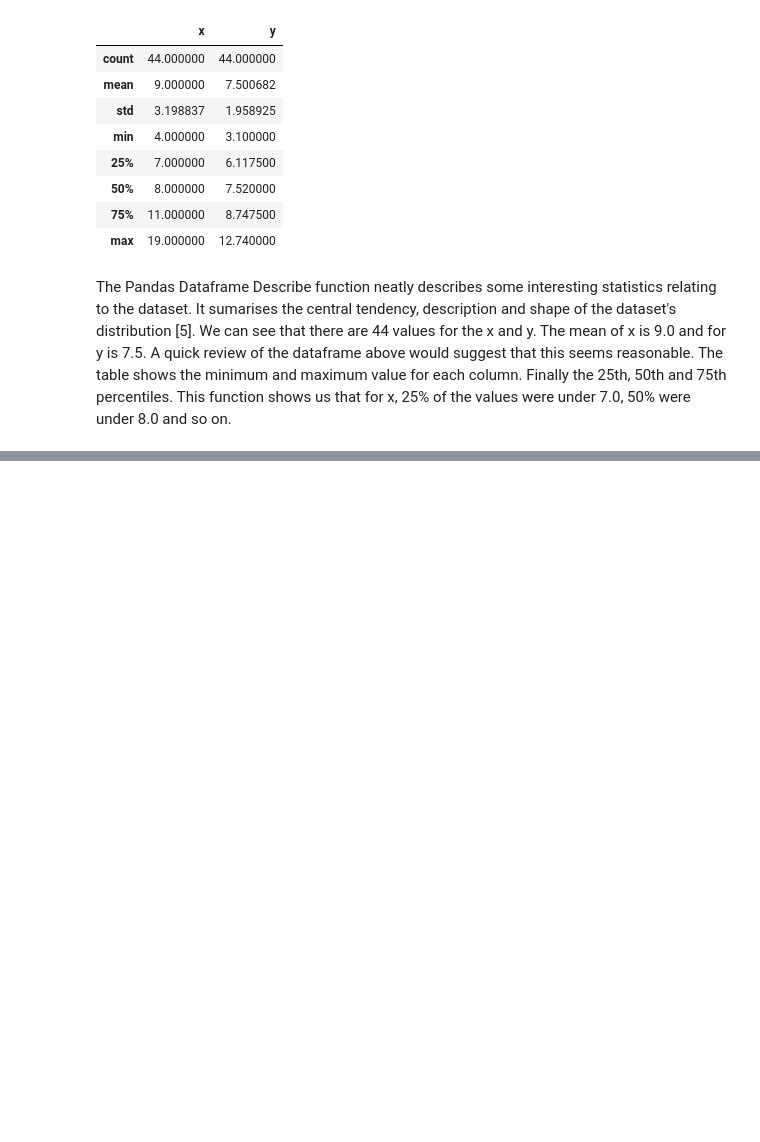
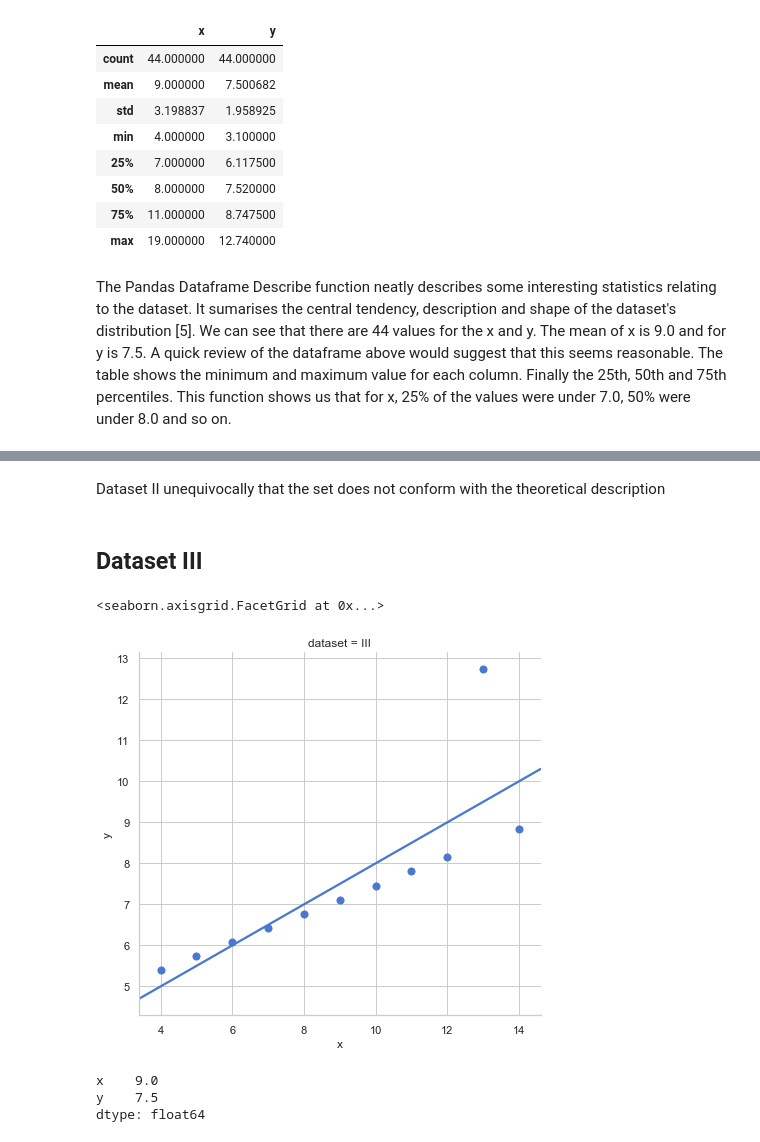
Before and after one commit to Gerrydh/Fundamentals-of-DA-Assignments, a Jupyter notebook: Anscombe's Quartet Dataset- Assignment.ipynb, the cells around one changed output, grey strips where cells are left out. Saved outputs shown, nothing was run; the diff lists cells and outputs as text; code cells hidden in the pictures; blank space fills up the shorter version.

```diff
--- a/Anscombe's Quartet Dataset- Assignment.ipynb
+++ b/Anscombe's Quartet Dataset- Assignment.ipynb
@@ -91,0 +134,17 @@ Index(['dataset', 'x', 'y'], dtype='object')
+# %% [markdown]
+Dataset II unequivocally that the set does not conform with the theoretical description
+# %% [markdown]
+## Dataset III
+# %%
+sns.lmplot(x="x", y="y", col="dataset", hue="dataset", data=df.iloc[22:33],
+           col_wrap=3, ci=None, palette="muted", height=6,
+           scatter_kws={"s": 50, "alpha": 1})
+# %% [output]
+<seaborn.axisgrid.FacetGrid at 0x...>
+[figure, added]
+# %%
+df[['x', 'y']].iloc[22:33].mean(axis=0)
+# %% [output]
+x    9.0
+y    7.5
+dtype: float64
```
Also changed, not shown: parts of 25 cells of this notebook.
